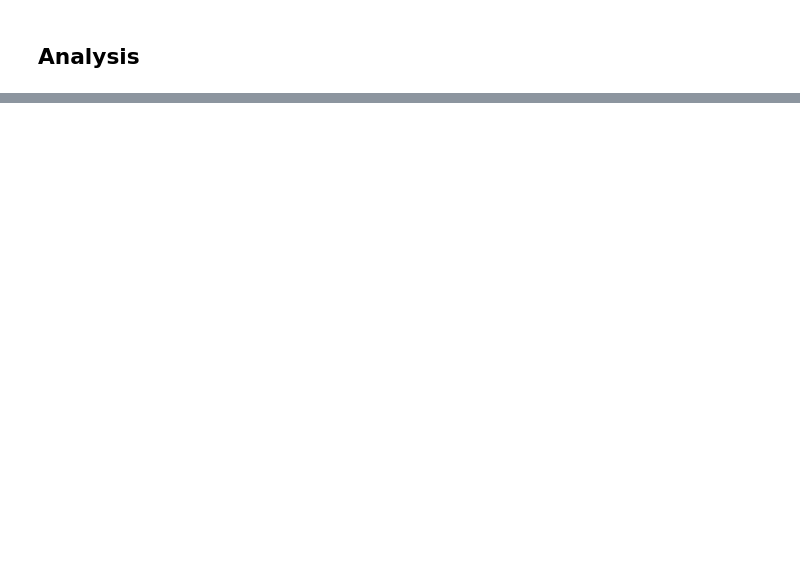
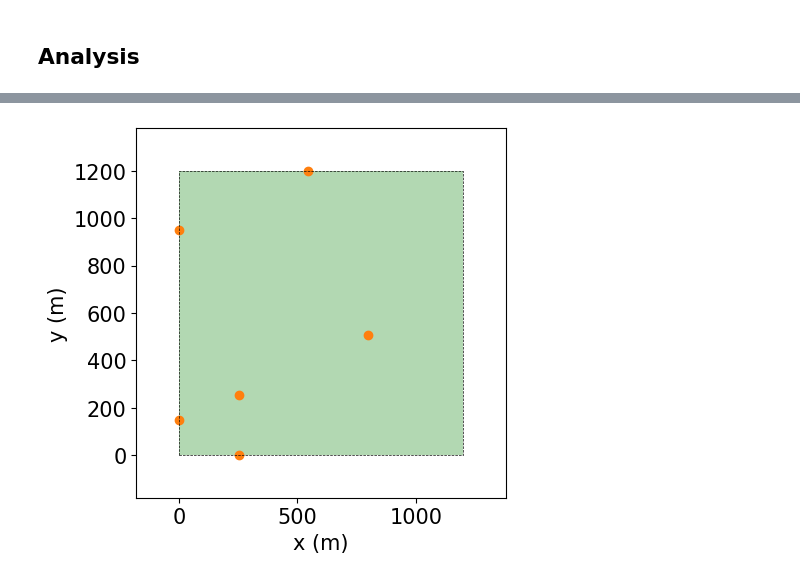
Before and after one commit to camirmas/wind_layout, a Jupyter notebook: wind_layout_opt.ipynb, the cells around one changed output, grey strips where cells are left out. Cells and saved outputs as stored; diff of their text form; code cells hidden in the pictures; blank space fills up the shorter version.

```diff
--- a/wind_layout_opt.ipynb
+++ b/wind_layout_opt.ipynb
@@ -69,11 +69,9 @@ def create_layout(site, rotor_diameter=126):
 
     return turbine_positions
 # %%
-def plot_layout(site, layout):
+def plot_layout(site, x, y):
     fig, ax = site.plot()
-    xs = [v.x for v in layout]
-    xy = [v.y for v in layout]
-    ax.scatter(xs, xy)
+    ax.scatter(x, y)
 # %%
 def create_hybrid_plant(site, tech_keys=None):
     tech_keys = tech_keys or ["wind", "grid"]
@@ -271,0 +291,7 @@ print(sol)
+# %%
+x_coords = sol.xStar["x_coords"]
+y_coords = sol.xStar["y_coords"]
+# %%
+plot_layout(site, x_coords, y_coords)
+# %% [output]
+[figure, added]
```
Also changed, not shown: parts of 10 cells of this notebook.
